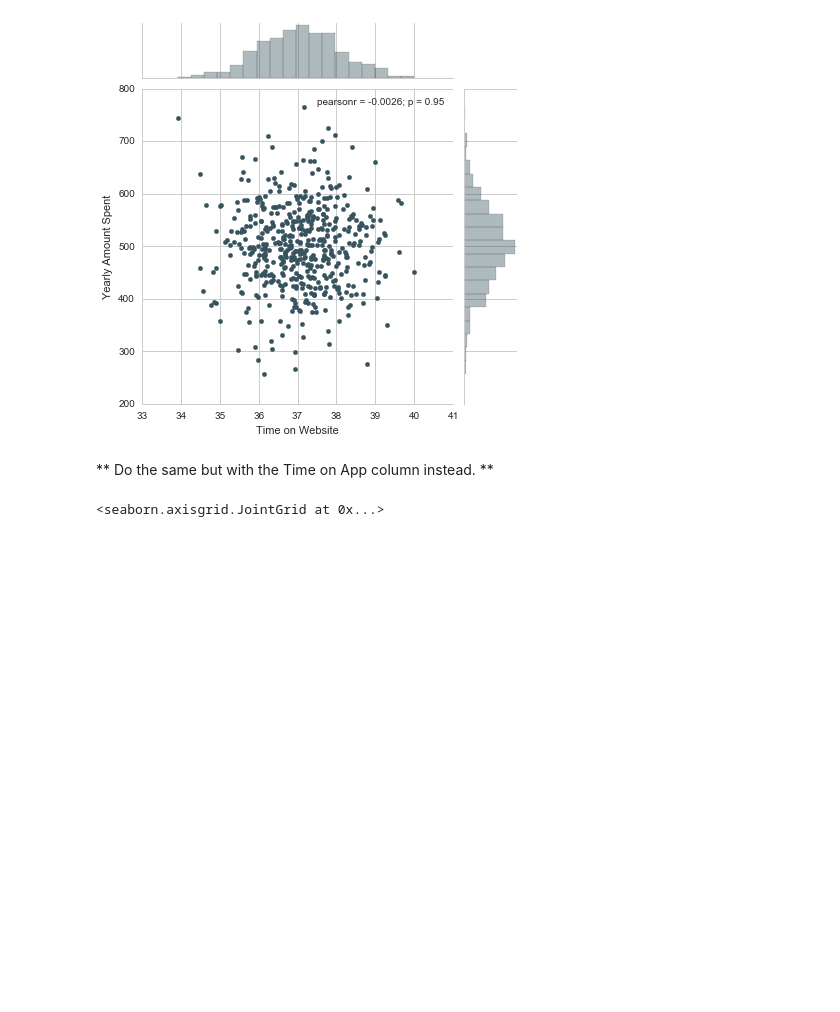
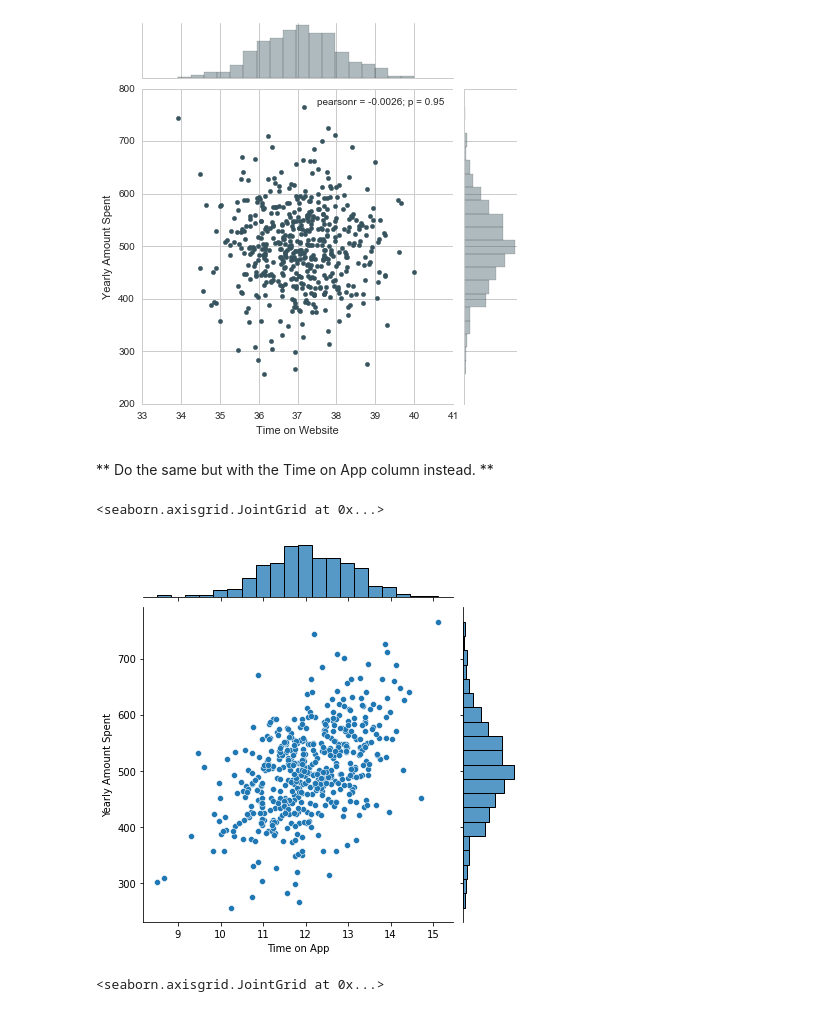
Before and after one commit to davidsmv/python_bootcamp, a Jupyter notebook: Refactored_Py_DS_ML_Bootcamp-master/11-Linear-Regression/02-Linear Regression Project.ipynb, the cells around one changed output. Cells and saved outputs as stored; diff of their text form; code cells hidden in the pictures; blank space fills up the shorter version.

```diff
--- a/Refactored_Py_DS_ML_Bootcamp-master/11-Linear-Regression/02-Linear Regression Project.ipynb
+++ b/Refactored_Py_DS_ML_Bootcamp-master/11-Linear-Regression/02-Linear Regression Project.ipynb
@@ -128,6 +128,11 @@ sns.jointplot(x=customers['Time on Website'], y=customers['Yearly Amount Spent']
 [figure]
 # %% [markdown]
 ** Do the same but with the Time on App column instead. **
+# %%
+sns.jointplot(x=customers['Time on App'], y=customers['Yearly Amount Spent'])
+# %% [output]
+<seaborn.axisgrid.JointGrid at 0x...>
+[figure, added]
 # %%
 # %% [output]
 <seaborn.axisgrid.JointGrid at 0x...>
```
Also changed, not shown: parts of 4 cells of this notebook.
